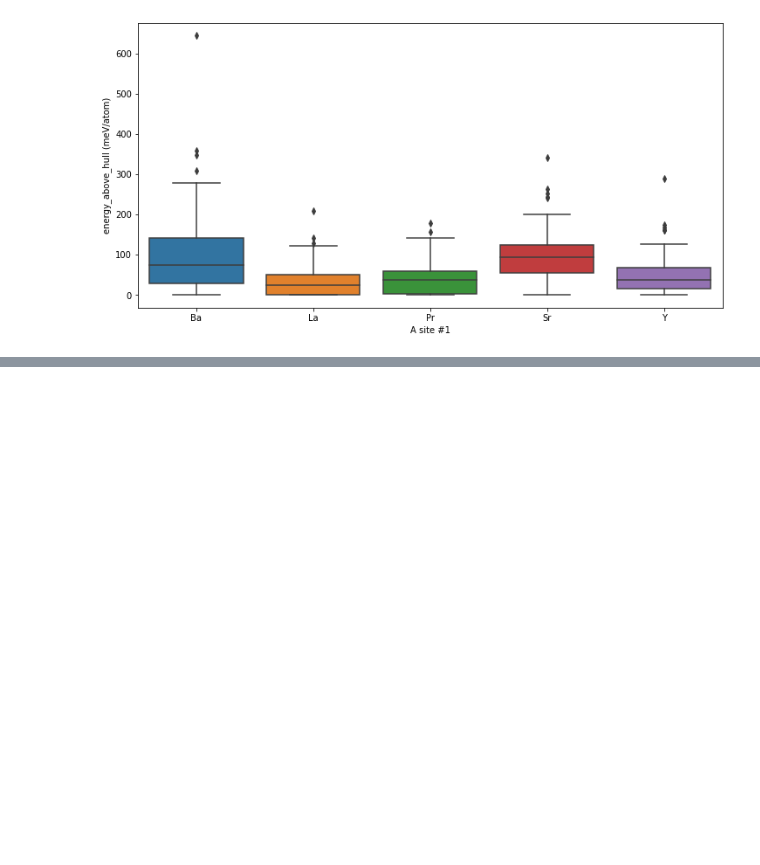
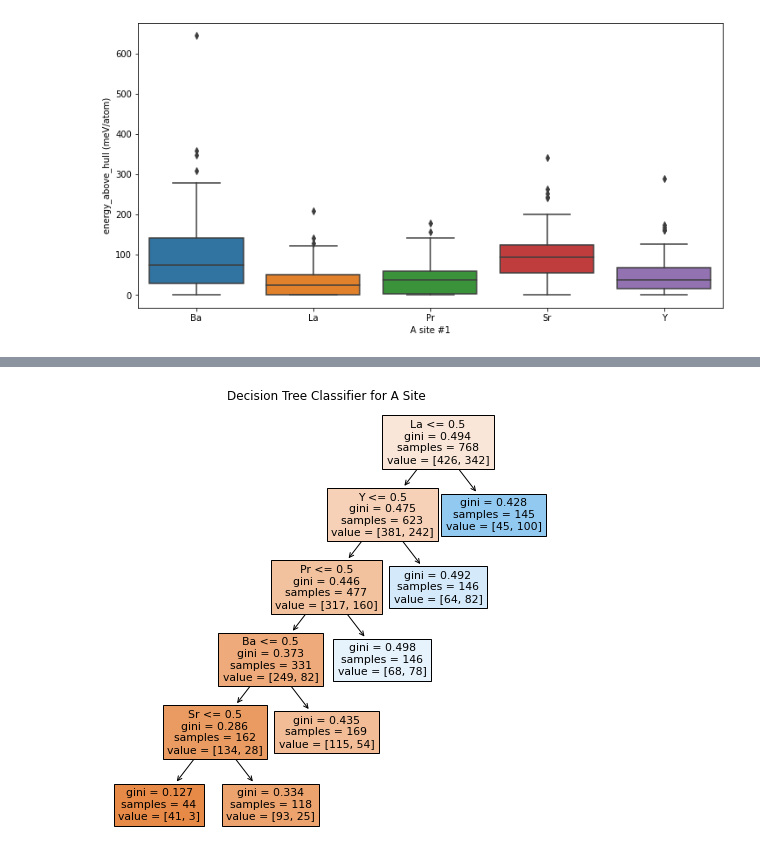
Before and after one commit to lazysjb/perovskite-stability, a Jupyter notebook: notebook/SJ/composition_study.ipynb, the cells around one changed output, grey strips where cells are left out. Cells and saved outputs as stored; diff of their text form; code cells hidden in the pictures; blank space fills up the shorter version.

```diff
--- a/notebook/SJ/composition_study.ipynb
+++ b/notebook/SJ/composition_study.ipynb
@@ -131,0 +209,15 @@ f_stat_df
+# %%
+A_SITE_COMPOUND_MAP = {
+    'Ba': 'Ba',
+    'Pr': 'Pr',
+    'Y': 'Y',
+    'La': 'La',
+    'Sr': 'Sr',
+}
+
+B_SITE_COMPOUND_MAP = {
+    'Fe': 'Fe',
+    'V': 'V',
+    'Ni': 'Ni',
+    'Mn': 'Mn',
+}
@@ -131,0 +230,7 @@ f_stat_df
+# %%
+a1_df_copy = a1_df.copy()
+a1_df_copy['A site #1'] = a1_df_copy['A site #1'].map(A_SITE_COMPOUND_MAP).fillna('Other')
+a1_X = a1_df_copy['A site #1']
+a1_y = a1_df_copy[TARGET_COLUMN]
+a1_y_clf = a1_df_copy['y_clf']
+a1_X = pd.get_dummies(a1_X, drop_first=False)
@@ -131,0 +244,17 @@ f_stat_df
+# %%
+clf = DecisionTreeClassifier(max_depth=5,
+                             min_samples_split=5,
+                             min_samples_leaf=5)
+
+clf.fit(a1_X, a1_y_clf)
+
+fig, ax = plt.subplots(figsize=(8, 8))
+
+plot_tree(clf,
+          filled=True,
+          feature_names=a1_X.columns,
+          ax=ax)
+plt.title('Decision Tree Classifier for A Site')
+plt.show()
+# %% [output]
+[figure, added]
```
Also changed, not shown: parts of 33 cells of this notebook.
